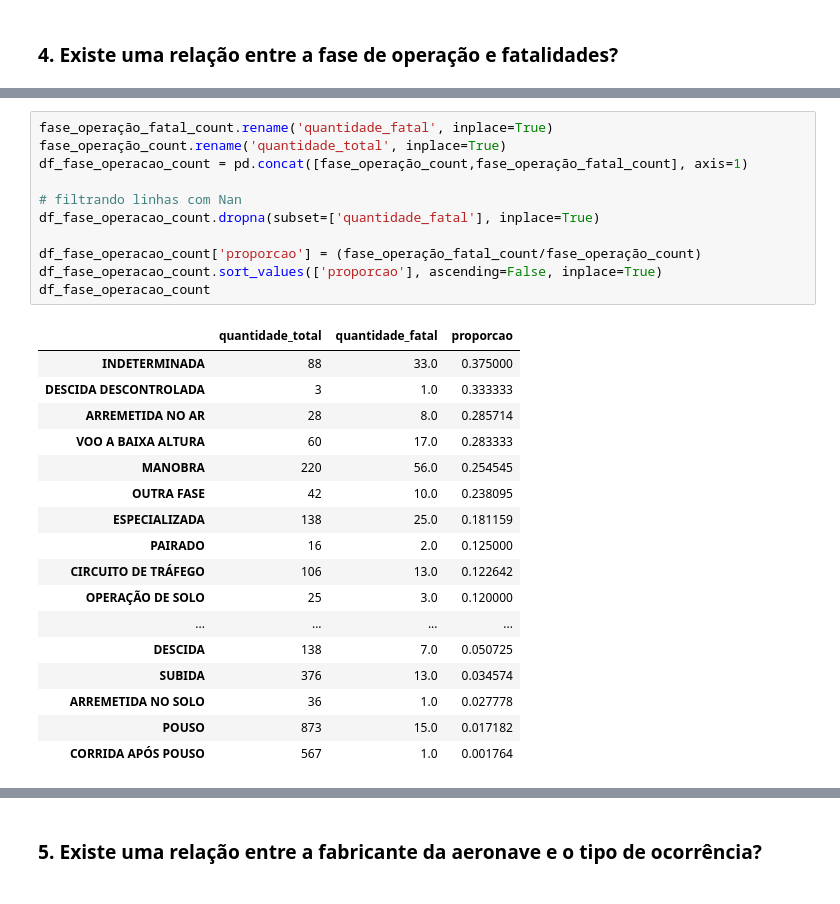
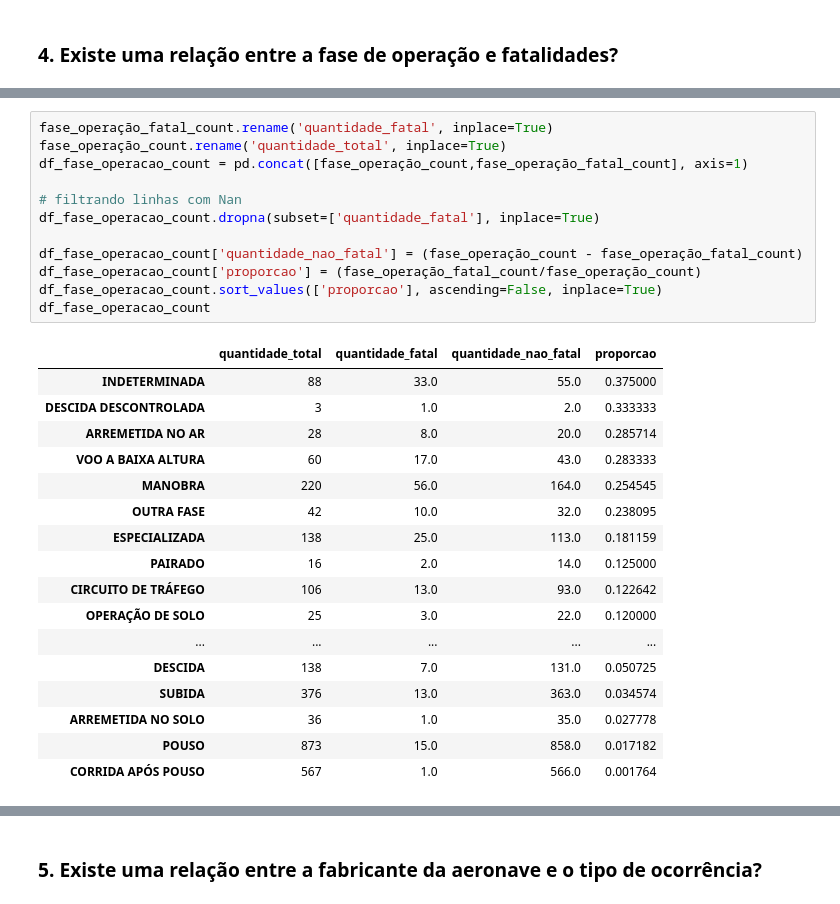
Before and after one commit to MarcosVeniciu/Trabalho-Pratico-Introducao-a-Ciencia-dos-Dados, a Jupyter notebook: cenipa.ipynb, the cells around one changed output, grey strips where cells are left out. Cells and saved outputs as stored; diff of their text form.

```diff
--- a/cenipa.ipynb
+++ b/cenipa.ipynb
@@ -464,30 +468,31 @@ Name: aeronave_fase_operacao, dtype: int64
 # %%
 fase_operação_fatal_count.rename('quantidade_fatal', inplace=True)
 fase_operação_count.rename('quantidade_total', inplace=True)
 df_fase_operacao_count = pd.concat([fase_operação_count,fase_operação_fatal_count], axis=1)
 
 # filtrando linhas com Nan
 df_fase_operacao_count.dropna(subset=['quantidade_fatal'], inplace=True)
 
+df_fase_operacao_count['quantidade_nao_fatal'] = (fase_operação_count - fase_operação_fatal_count)
 df_fase_operacao_count['proporcao'] = (fase_operação_fatal_count/fase_operação_count)
 df_fase_operacao_count.sort_values(['proporcao'], ascending=False, inplace=True)
 df_fase_operacao_count
 # %% [output]
-|  | quantidade_total | quantidade_fatal | proporcao |
-| INDETERMINADA | 88 | 33.0 | 0.375000 |
-| DESCIDA DESCONTROLADA | 3 | 1.0 | 0.333333 |
-| ARREMETIDA NO AR | 28 | 8.0 | 0.285714 |
-| VOO A BAIXA ALTURA | 60 | 17.0 | 0.283333 |
-| MANOBRA | 220 | 56.0 | 0.254545 |
-| OUTRA FASE | 42 | 10.0 | 0.238095 |
-| ESPECIALIZADA | 138 | 25.0 | 0.181159 |
-| PAIRADO | 16 | 2.0 | 0.125000 |
-| CIRCUITO DE TRÁFEGO | 106 | 13.0 | 0.122642 |
-| OPERAÇÃO DE SOLO | 25 | 3.0 | 0.120000 |
-| ... | ... | ... | ... |
-| DESCIDA | 138 | 7.0 | 0.050725 |
-| SUBIDA | 376 | 13.0 | 0.034574 |
-| ARREMETIDA NO SOLO | 36 | 1.0 | 0.027778 |
-| POUSO | 873 | 15.0 | 0.017182 |
-| CORRIDA APÓS POUSO | 567 | 1.0 | 0.001764 |
+|  | quantidade_total | quantidade_fatal | quantidade_nao_fatal | proporcao |
+| INDETERMINADA | 88 | 33.0 | 55.0 | 0.375000 |
+| DESCIDA DESCONTROLADA | 3 | 1.0 | 2.0 | 0.333333 |
+| ARREMETIDA NO AR | 28 | 8.0 | 20.0 | 0.285714 |
+| VOO A BAIXA ALTURA | 60 | 17.0 | 43.0 | 0.283333 |
+| MANOBRA | 220 | 56.0 | 164.0 | 0.254545 |
+| OUTRA FASE | 42 | 10.0 | 32.0 | 0.238095 |
+| ESPECIALIZADA | 138 | 25.0 | 113.0 | 0.181159 |
+| PAIRADO | 16 | 2.0 | 14.0 | 0.125000 |
+| CIRCUITO DE TRÁFEGO | 106 | 13.0 | 93.0 | 0.122642 |
+| OPERAÇÃO DE SOLO | 25 | 3.0 | 22.0 | 0.120000 |
+| ... | ... | ... | ... | ... |
+| DESCIDA | 138 | 7.0 | 131.0 | 0.050725 |
+| SUBIDA | 376 | 13.0 | 363.0 | 0.034574 |
+| ARREMETIDA NO SOLO | 36 | 1.0 | 35.0 | 0.027778 |
+| POUSO | 873 | 15.0 | 858.0 | 0.017182 |
+| CORRIDA APÓS POUSO | 567 | 1.0 | 566.0 | 0.001764 |
 # %%
```
Also changed, not shown: parts of 11 cells of this notebook.
